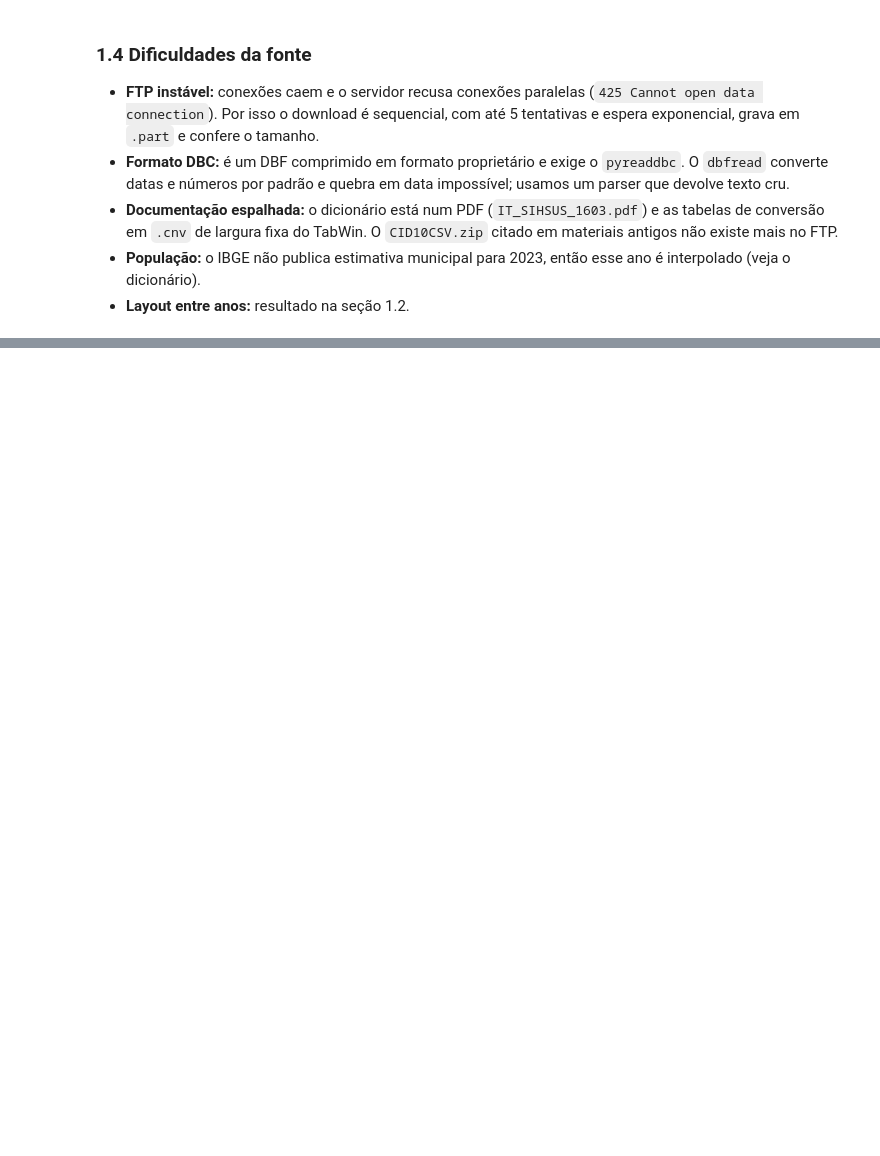
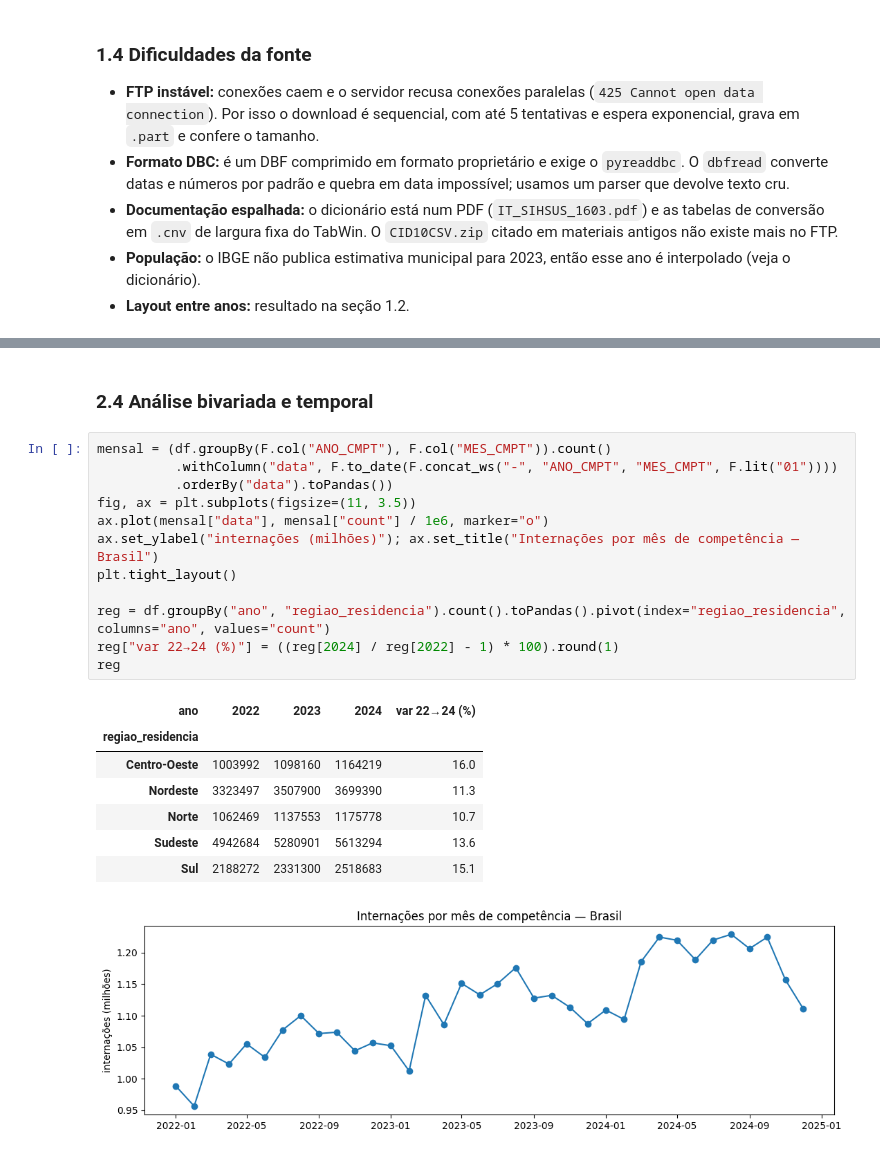
Before and after one commit to Edryck/sih-sus-pipeline-big-data, a Jupyter notebook: notebooks/projeto_final.ipynb, the cells around one changed output, grey strips where cells are left out. Drawn from its saved outputs; the diff is of its cells as text; blank space fills up the shorter version.

```diff
--- a/notebooks/projeto_final.ipynb
+++ b/notebooks/projeto_final.ipynb
@@ -122,0 +461,23 @@ plt.tight_layout()
+# %% [markdown]
+### 2.4 Análise bivariada e temporal
+# %%
+mensal = (df.groupBy(F.col("ANO_CMPT"), F.col("MES_CMPT")).count()
+          .withColumn("data", F.to_date(F.concat_ws("-", "ANO_CMPT", "MES_CMPT", F.lit("01"))))
+          .orderBy("data").toPandas())
+fig, ax = plt.subplots(figsize=(11, 3.5))
+ax.plot(mensal["data"], mensal["count"] / 1e6, marker="o")
+ax.set_ylabel("internações (milhões)"); ax.set_title("Internações por mês de competência — Brasil")
+plt.tight_layout()
+
+reg = df.groupBy("ano", "regiao_residencia").count().toPandas().pivot(index="regiao_residencia", columns="ano", values="count")
+reg["var 22→24 (%)"] = ((reg[2024] / reg[2022] - 1) * 100).round(1)
+reg
+# %% [output]
+| ano | 2022 | 2023 | 2024 | var 22→24 (%) |
+| regiao_residencia |  |  |  |  |
+| Centro-Oeste | 1003992 | 1098160 | 1164219 | 16.0 |
+| Nordeste | 3323497 | 3507900 | 3699390 | 11.3 |
+| Norte | 1062469 | 1137553 | 1175778 | 10.7 |
+| Sudeste | 4942684 | 5280901 | 5613294 | 13.6 |
+| Sul | 2188272 | 2331300 | 2518683 | 15.1 |
+[figure, added]
```
Also changed, not shown: parts of 27 cells of this notebook, 3 other files.
